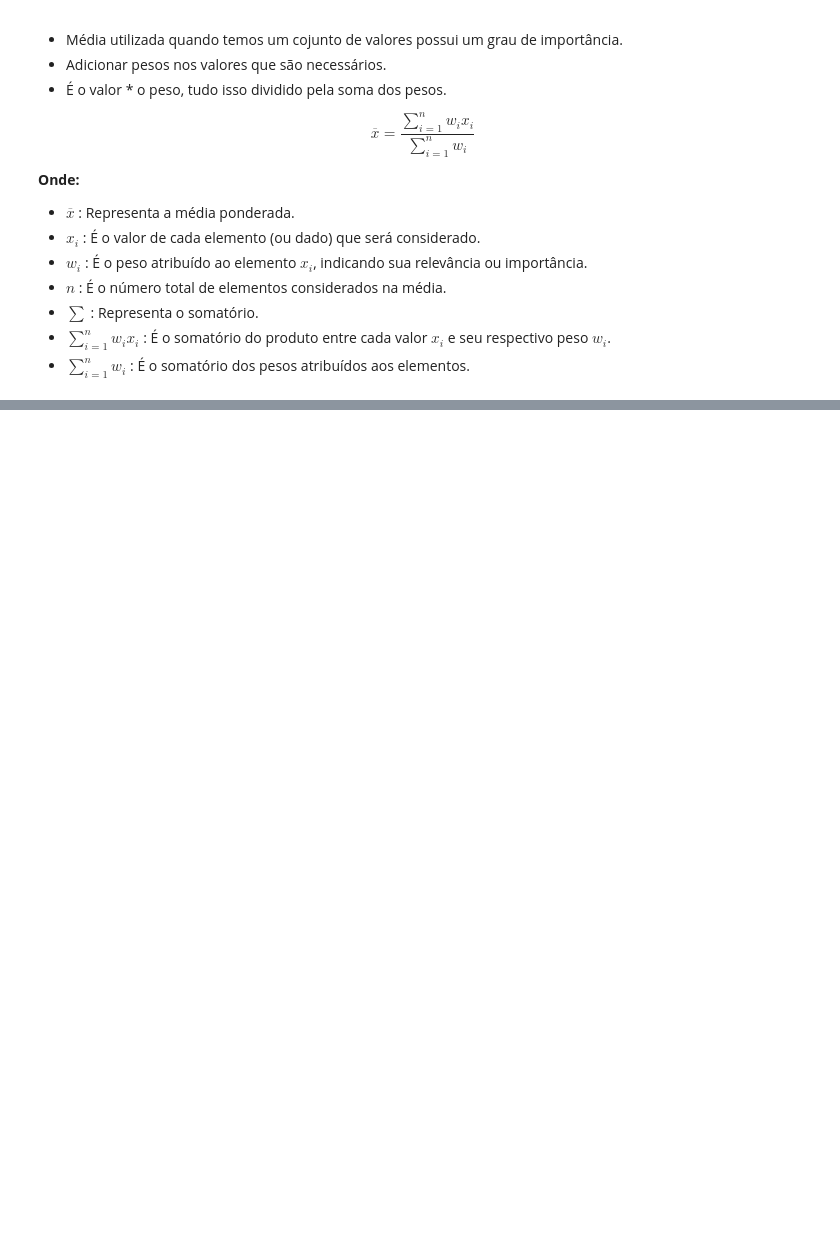
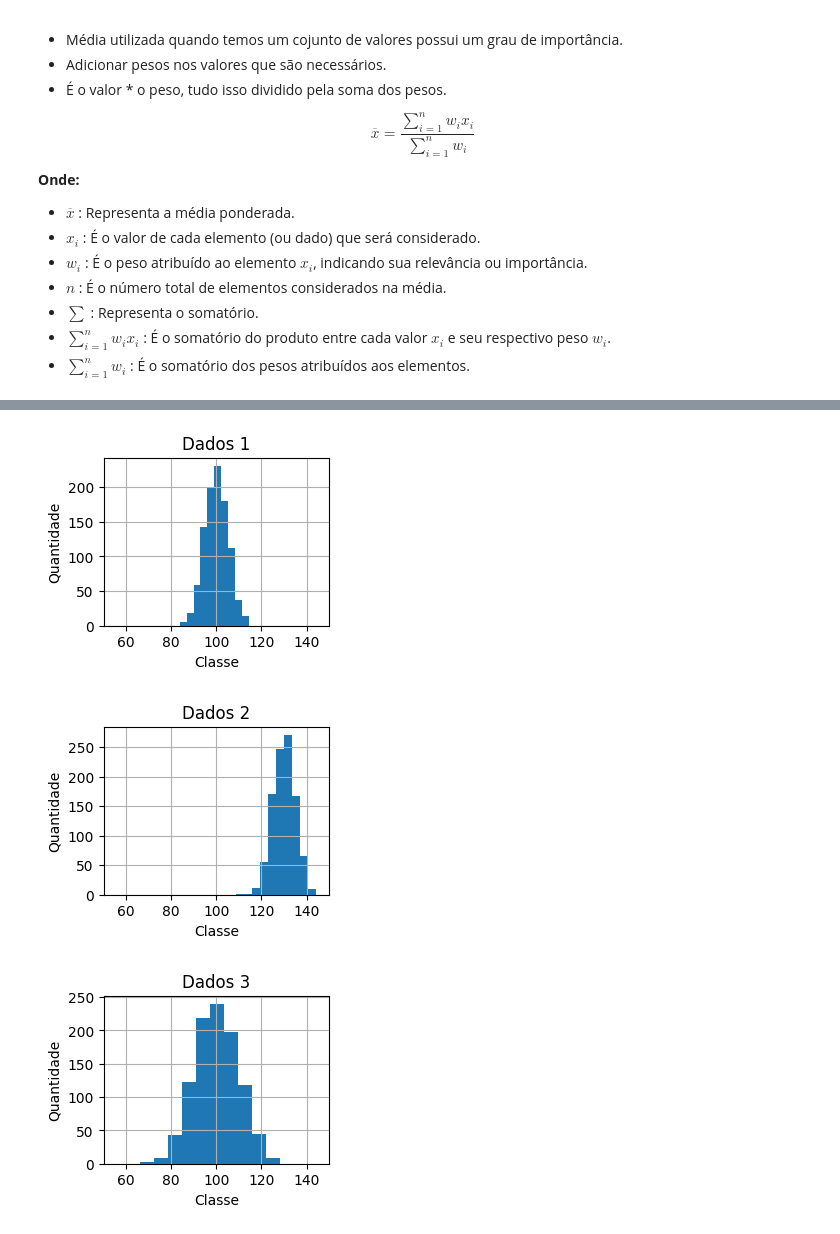
Before and after one commit to Yta-ux/estudo-estatistica, a Jupyter notebook: Estatística.ipynb, the cells around one changed output, grey strips where cells are left out. Saved outputs shown, nothing was run; the diff lists cells and outputs as text; code cells hidden in the pictures; blank space fills up the shorter version.

```diff
--- a/Estatística.ipynb
+++ b/Estatística.ipynb
@@ -223,0 +332,44 @@ $$
+# %%
+media = 100
+desvio = 5
+dados1 = np.random.normal(media, desvio, 1000)
+
+media = 130
+desvio = 5
+dados2 = np.random.normal(media, desvio, 1000)
+
+media = 100
+desvio = 10
+dados3 = np.random.normal(media, desvio, 1000)
+
+# Plotagem dos gráficos
+plt.figure()
+plt.subplot(221)
+plt.hist(dados1, 10)
+plt.xlabel('Classe')
+plt.ylabel('Quantidade')
+plt.title('Dados 1')
+plt.xlim(50, 150)
+plt.grid(True)
+
+plt.figure()
+plt.subplot(222)
+plt.hist(dados2, 10)
+plt.xlabel('Classe')
+plt.ylabel('Quantidade')
+plt.title('Dados 2')
+plt.xlim(50, 150)
+plt.grid(True)
+
+plt.figure()
+plt.subplot(223)
+plt.hist(dados3, 10)
+plt.xlabel('Classe')
+plt.ylabel('Quantidade')
+plt.title('Dados 3')
+plt.xlim(50, 150)
+plt.grid(True)
+# %% [output]
+[figure, added]
+[figure, added]
+[figure, added]
```
Also changed, not shown: parts of 15 cells of this notebook.
